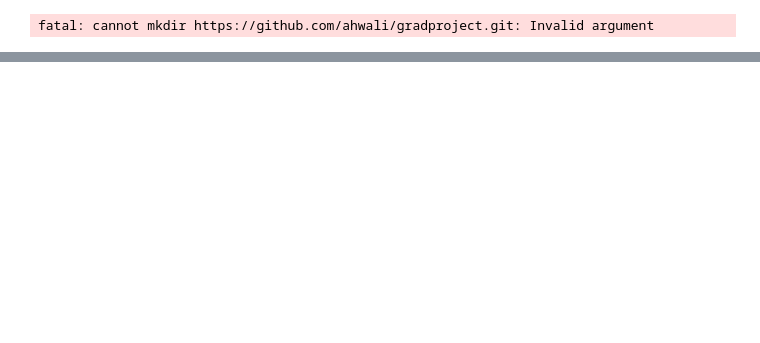
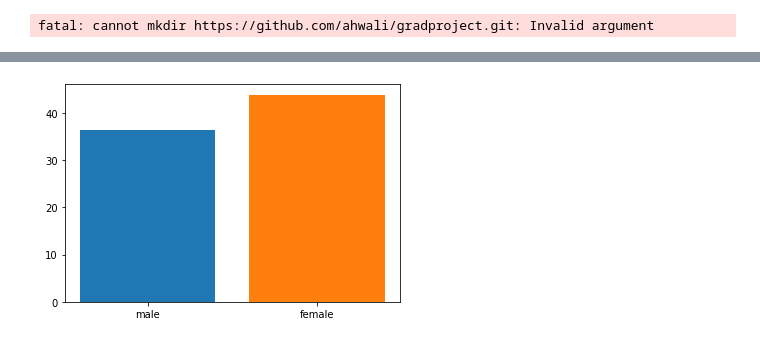
Before and after one commit to ahwali/gradproject, a Jupyter notebook: graduate project/COVID_dataset.ipynb, the cells around one changed output, grey strips where cells are left out. Drawn from its saved outputs; the diff is of its cells as text; code cells hidden in the pictures; blank space fills up the shorter version.

```diff
--- a/graduate project/COVID_dataset.ipynb
+++ b/graduate project/COVID_dataset.ipynb
@@ -40,0 +165,6 @@ C:\Users\ahwal\Desktop\Classes\DS200\graduate project
+# %%
+plt.bar(x = 'male', height=np.mean(df_access_Delayed[df_access_Delayed.Subgroup == 'Male']['Value'][:13]))
+plt.bar(x = 'female', height=np.mean(df_access_Delayed[df_access_Delayed.Subgroup == 'Female']['Value'][:13]))
+plt.show()
+# %% [output]
+[figure, added]
```
Also changed, not shown: parts of 26 cells of this notebook.
